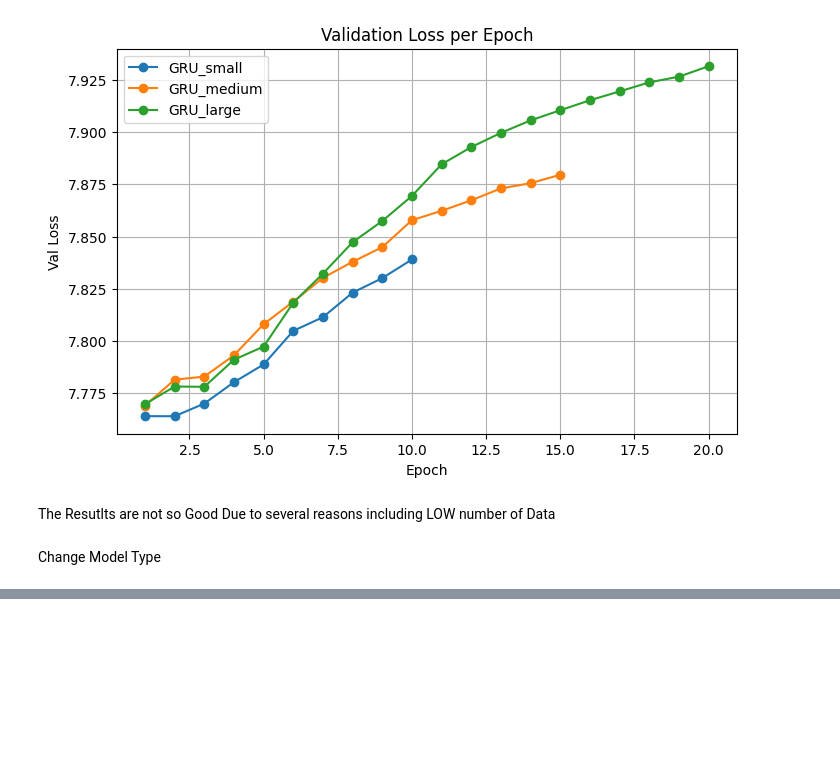
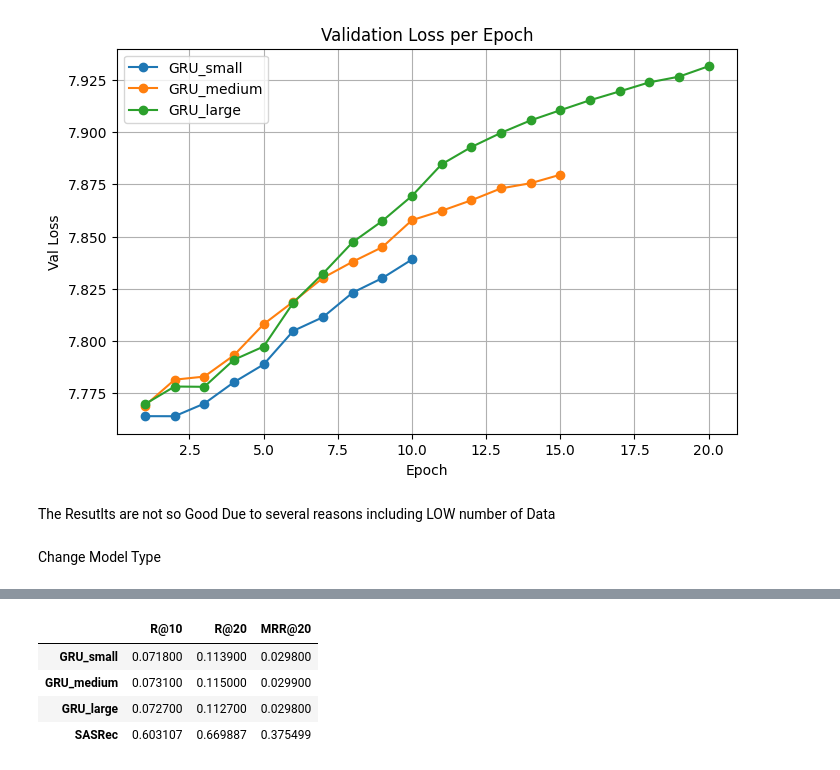
Before and after one commit to mamaddoxx/Session-Recommender, a Jupyter notebook: Model Check.ipynb, the cells around one changed output, grey strips where cells are left out. Cells and saved outputs as stored; diff of their text form; code cells hidden in the pictures; blank space fills up the shorter version.

```diff
--- a/Model Check.ipynb
+++ b/Model Check.ipynb
@@ -406,0 +466,18 @@ Change Model Type
+# %%
+sas_model = train_sasrec(
+    data_dir=DATA_DIR,
+    model_dir=Path("models"),
+    batch_size=256,
+    num_epochs=10,
+    lr=5e-4,
+    weight_decay=1e-5,
+    d_model=128,
+    n_heads=4,
+    n_layers=2,
+    d_ff=512,
+    dropout=0.2,
+)
+
+sas_recalls, sas_mrrs = recall_mrr_at_k(sas_model, test_loader, ks=(10, 20))
+print("SASRec Test Recall:", sas_recalls)
+print("SASRec Test MRR:", sas_mrrs)
@@ -406,0 +505,17 @@ Change Model Type
+# %%
+# Fill with your actual logged GRU results
+results = {
+    "GRU_small":  {"R@10": 0.0718, "R@20": 0.1139, "MRR@20": 0.0298},
+    "GRU_medium": {"R@10": 0.0731, "R@20": 0.1150, "MRR@20": 0.0299},
+    "GRU_large":  {"R@10": 0.0727, "R@20": 0.1127, "MRR@20": 0.0298},
+    "SASRec":     {"R@10": sas_recalls[10], "R@20": sas_recalls[20], "MRR@20": sas_mrrs[20]},
+}
+
+df_results = pd.DataFrame(results).T
+df_results
+# %% [output]
+|  | R@10 | R@20 | MRR@20 |
+| GRU_small | 0.071800 | 0.113900 | 0.029800 |
+| GRU_medium | 0.073100 | 0.115000 | 0.029900 |
+| GRU_large | 0.072700 | 0.112700 | 0.029800 |
+| SASRec | 0.603107 | 0.669887 | 0.375499 |
```
Also changed, not shown: parts of 10 cells of this notebook, 3 other files.
